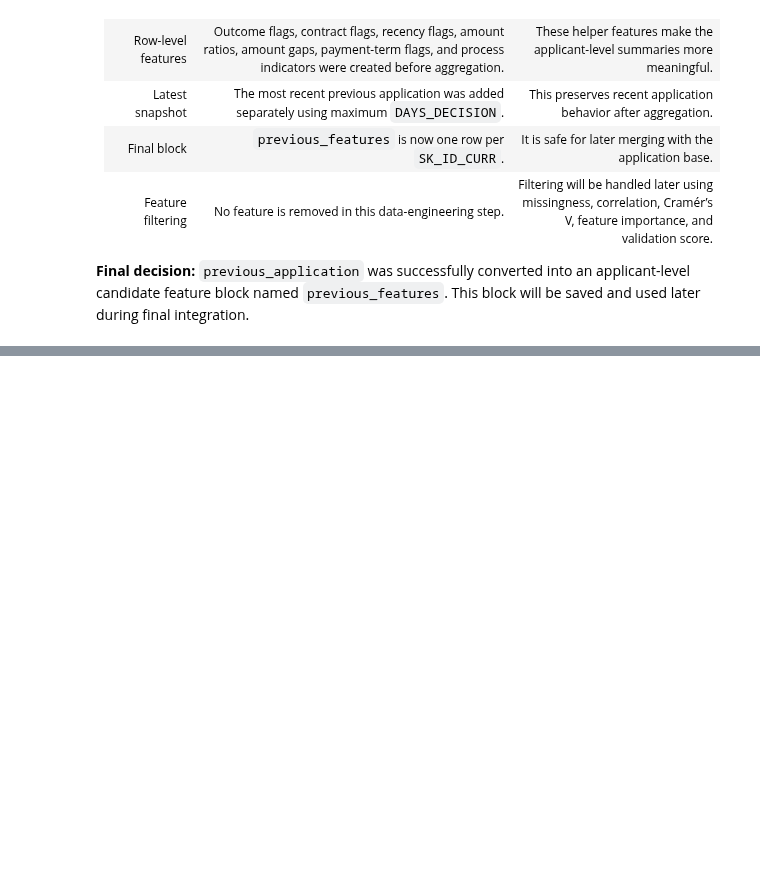
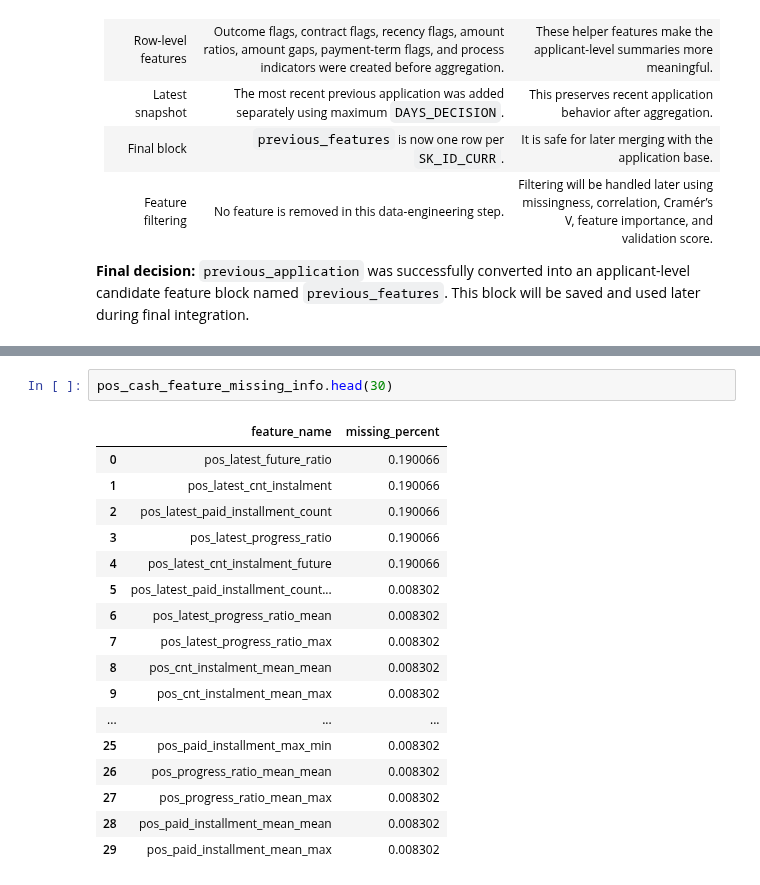
Before and after one commit to kawsar07ahmmed0712-rgb/Credit_Default_Risk, a Jupyter notebook: Notebook/1.Data_Integration.ipynb, the cells around one changed output, grey strips where cells are left out. Drawn from its saved outputs; the diff is of its cells as text; blank space fills up the shorter version.

```diff
--- a/Notebook/1.Data_Integration.ipynb
+++ b/Notebook/1.Data_Integration.ipynb
@@ -2599,0 +3617,20 @@ previous_feature_missing_info.head(30)
+# %%
+pos_cash_feature_missing_info.head(30)
+# %% [output]
+|  | feature_name | missing_percent |
+| 0 | pos_latest_future_ratio | 0.190066 |
+| 1 | pos_latest_cnt_instalment | 0.190066 |
+| 2 | pos_latest_paid_installment_count | 0.190066 |
+| 3 | pos_latest_progress_ratio | 0.190066 |
+| 4 | pos_latest_cnt_instalment_future | 0.190066 |
+| 5 | pos_latest_paid_installment_count... | 0.008302 |
+| 6 | pos_latest_progress_ratio_mean | 0.008302 |
+| 7 | pos_latest_progress_ratio_max | 0.008302 |
+| 8 | pos_cnt_instalment_mean_mean | 0.008302 |
+| 9 | pos_cnt_instalment_mean_max | 0.008302 |
+| ... | ... | ... |
+| 25 | pos_paid_installment_max_min | 0.008302 |
+| 26 | pos_progress_ratio_mean_mean | 0.008302 |
+| 27 | pos_progress_ratio_mean_max | 0.008302 |
+| 28 | pos_paid_installment_mean_mean | 0.008302 |
+| 29 | pos_paid_installment_mean_max | 0.008302 |
```
Also changed, not shown: parts of 22 cells of this notebook.
